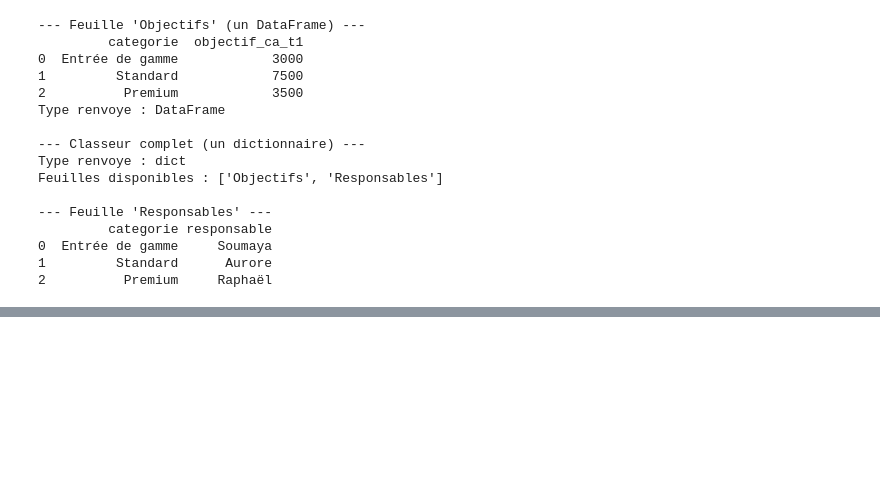
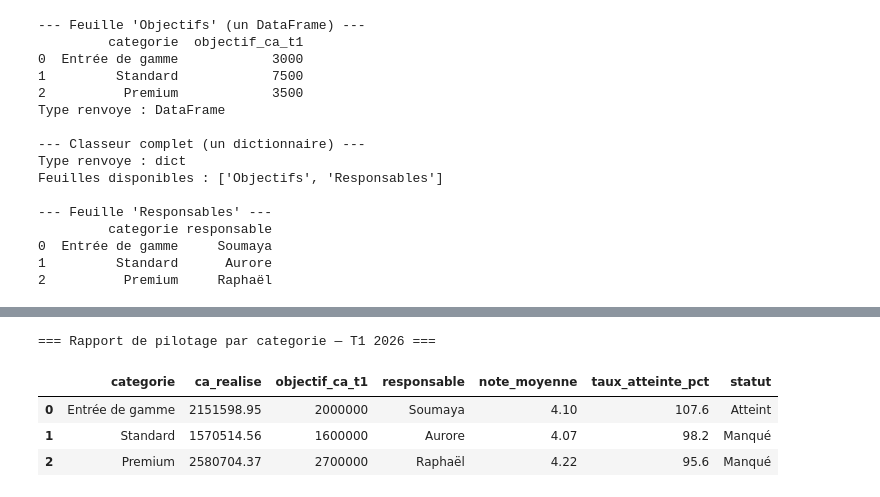
Before and after one commit to 2aiconcept/2026-06-PYTHON-DATA-CDISCOUNT, a Jupyter notebook: 04_jour3.ipynb, the cells around one changed output, grey strips where cells are left out. Saved outputs shown, nothing was run; the diff lists cells and outputs as text; code cells hidden in the pictures; blank space fills up the shorter version.

```diff
--- a/04_jour3.ipynb
+++ b/04_jour3.ipynb
@@ -671,0 +1132,78 @@ Feuilles disponibles : ['Objectifs', 'Responsables']
+# %%
+import snowflake.connector
+import getpass
+import pandas as pd
+import numpy as np
+import warnings
+warnings.filterwarnings("ignore", message="pandas only supports SQLAlchemy")
+
+# =====================================================
+# ETAPE 1 — SNOWFLAKE : CA realise par categorie (agregation COTE SERVEUR).
+# =====================================================
+requete_ca = """
+    SELECT c.CATEGORIE AS categorie,
+           SUM(h.QUANTITE * h.PRIX_UNITAIRE) AS ca_realise
+    FROM HISTORIQUE_VENTES h
+    JOIN CATALOGUE_PRODUITS c ON h.PRODUIT = c.PRODUIT
+    GROUP BY c.CATEGORIE
+"""
+with snowflake.connector.connect(
+    account="LAWHABL-JB80530",
+    user="STAGIAIRE_1",          # <-- ton numero de stagiaire
+    password=getpass.getpass("Mot de passe Snowflake : "),
+    warehouse="COMPUTE_WH", database="FORMATION_DB", schema="PUBLIC",
+    role="FORMATION_STAGIAIRE",
+) as conn:
+    ca_categorie = pd.read_sql_query(requete_ca, conn)
+    referentiel  = pd.read_sql_query(
+        "SELECT PRODUIT AS produit, CATEGORIE AS categorie FROM CATALOGUE_PRODUITS", conn
+    )
+
+# Reflexe nettoyage (4.4 / 4.2) : Snowflake renvoie les colonnes en MAJUSCULES.
+ca_categorie.columns = ca_categorie.columns.str.lower()
+referentiel.columns  = referentiel.columns.str.lower()
+
+# =====================================================
+# ETAPE 2 — EXCEL : objectifs + responsables (2 feuilles).
+# =====================================================
+objectifs    = pd.read_excel("objectifs_commerciaux_2026.xlsx", sheet_name="Objectifs")
+responsables = pd.read_excel("objectifs_commerciaux_2026.xlsx", sheet_name="Responsables")
+
+# =====================================================
+# ETAPE 3 — JSON : avis par produit -> note moyenne par CATEGORIE.
+# =====================================================
+avis = pd.read_json("avis_clients_api.json")
+avis = avis.merge(referentiel, on="produit", how="left")          # ajoute 'categorie'
+note_categorie = avis.groupby("categorie", as_index=False)["note_moyenne"].mean()
+note_categorie["note_moyenne"] = note_categorie["note_moyenne"].round(2)
+
+# =====================================================
+# ETAPE 4 — ASSEMBLER les sources : merge successifs sur 'categorie'.
+# =====================================================
+rapport = (
+    ca_categorie
+    .merge(objectifs,      on="categorie")
+    .merge(responsables,   on="categorie")
+    .merge(note_categorie, on="categorie")
+    .copy()
+)
+
+# =====================================================
+# ETAPE 5 — COLONNES CALCULEES : taux d'atteinte + statut.
+# =====================================================
+rapport["ca_realise"] = rapport["ca_realise"].round(2)
+rapport["taux_atteinte_pct"] = (rapport["ca_realise"] / rapport["objectif_ca_t1"] * 100).round(1)
+rapport["statut"] = np.where(rapport["taux_atteinte_pct"] >= 100, "Atteint", "Manqué")
+rapport = rapport.sort_values("taux_atteinte_pct", ascending=False).reset_index(drop=True)
+
+# =====================================================
+# ETAPE 6 — Afficher le rapport final.
+# =====================================================
+print("=== Rapport de pilotage par categorie — T1 2026 ===")
+rapport
+# %% [output]
+=== Rapport de pilotage par categorie — T1 2026 ===
+|  | categorie | ca_realise | objectif_ca_t1 | responsable | note_moyenne | taux_atteinte_pct | statut |
+| 0 | Entrée de gamme | 2151598.95 | 2000000 | Soumaya | 4.10 | 107.6 | Atteint |
+| 1 | Standard | 1570514.56 | 1600000 | Aurore | 4.07 | 98.2 | Manqué |
+| 2 | Premium | 2580704.37 | 2700000 | Raphaël | 4.22 | 95.6 | Manqué |
```
Also changed, not shown: parts of 11 cells of this notebook, 5 other files.
